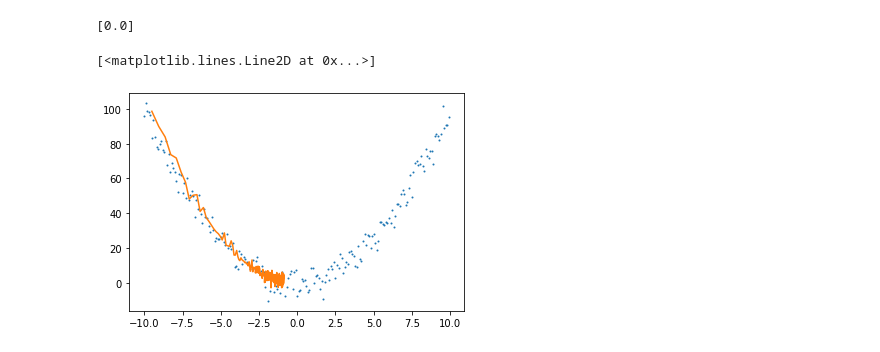
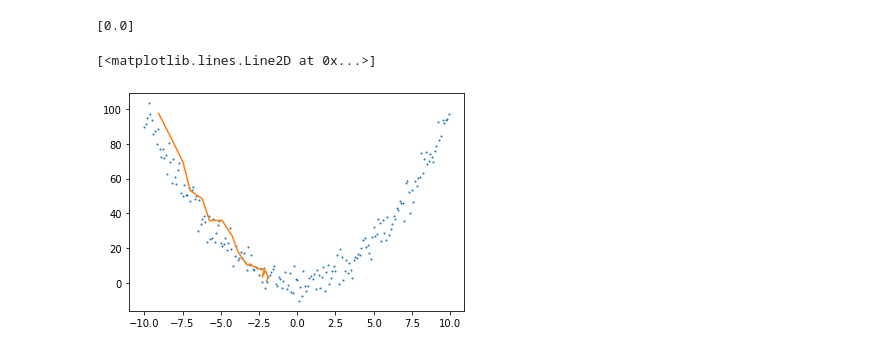
Before and after one commit to LucVermeer/ThesisGit, a Jupyter notebook: Python_abm.ipynb, the cells around one changed output. Saved outputs shown, nothing was run; the diff lists cells and outputs as text; code cells hidden in the pictures.

```diff
--- a/Python_abm.ipynb
+++ b/Python_abm.ipynb
@@ -8,8 +8,8 @@ from noisyopt import minimizeSPSA
 class Model():
     def __init__(self, pred_die=0.02, pred_repr=0.5, prey_repr=0.9, step_size = 100):
         # grid dimensions
-        self.width = 100
-        self.height = 100
+        self.width = 50
+        self.height = 50
 
         # the values of different states of cells (containing predator, prey or none)
         self.empty_val = 0
@@ -110,6 +110,21 @@ class Model():
         self.objective_function((pred_population, prey_population))
         return (pred_population, prey_population)
 
+    def run_of(self):
+        pred_population = []
+        prey_population = []
+        for i in trange(self.step_size):
+            pred_population.append(self.n_pred)
+            prey_population.append(self.n_prey)
+            if self.n_prey == 0 or self.n_pred == 0:
+                break
+            self.step_grid()
+        plt.plot(pred_population, label="predators")
+        plt.plot(prey_population, label="prey")
+        plt.legend()
+        plt.show()
+        return self.objective_function((pred_population, prey_population))
+
     def objective_function(self, time_series):
         if len(time_series[0]) != self.step_size or len(time_series[1]) != self.step_size:
             return 1000000000
@@ -120,12 +135,12 @@ class Model():
             cost += (time_series[0][i] - mean_0)**2
             cost += (time_series[1][i] - mean_1)**2
         self.error = cost
-        return cost
+        return cost/1000000
 # %%
-trials = 1
+trials = 3
 errors = []
 for i in trange(trials):
-    model = Model(0.02, 0.05, 0.2, 100)
+    model = Model(1, 1, 1, 300)
     model.run_model()
     errors.append(model.error)
 errors
@@ -153,35 +168,34 @@ print(cost_variability)
 # %%
 def func1_list(x):
     return x**2 + np.random.normal(0, 5, len(x))
 
 def func1(x):
     return x**2+np.random.normal(0, 2)
 
 x = np.arange(-10, 10, 0.1)
 y = func1_list(x)
 plt.plot(x, y, 'o', markersize = 1)
 # plt.show()
 # hold on
 
-def basic_robbins_monro(f, starting_point, learning_rate, iterations=200):
+def basic_robbins_monro(f, starting_point, n=20):
     x = starting_point
     x_list = []
     y_list = []
-    for i in range(iterations):
-        if x > 1000 or x < -1000:
-            break
-#         print(x)
+    h = 1
+    for i in range(n):
+        a = 1/n
         y = f(x)
-        x = x-learning_rate*y
+        x = x-a*(f(x+h)-y)/h
         x_list.append(x)
         y_list.append(y)
     return x_list, y_list
 
-x_list, y_list = basic_robbins_monro(func1, -10, -0.005)
+x_list, y_list = basic_robbins_monro(func1, -10)
 plt.plot(x_list, y_list)
 # %% [output]
 [<matplotlib.lines.Line2D at 0x...>]
-[figure, old version]
+[figure, new version]
 # %%
 fig = plt.figure()
 ax = fig.add_subplot(111, projection='3d')
```
Also changed, not shown: parts of 6 cells of this notebook.
